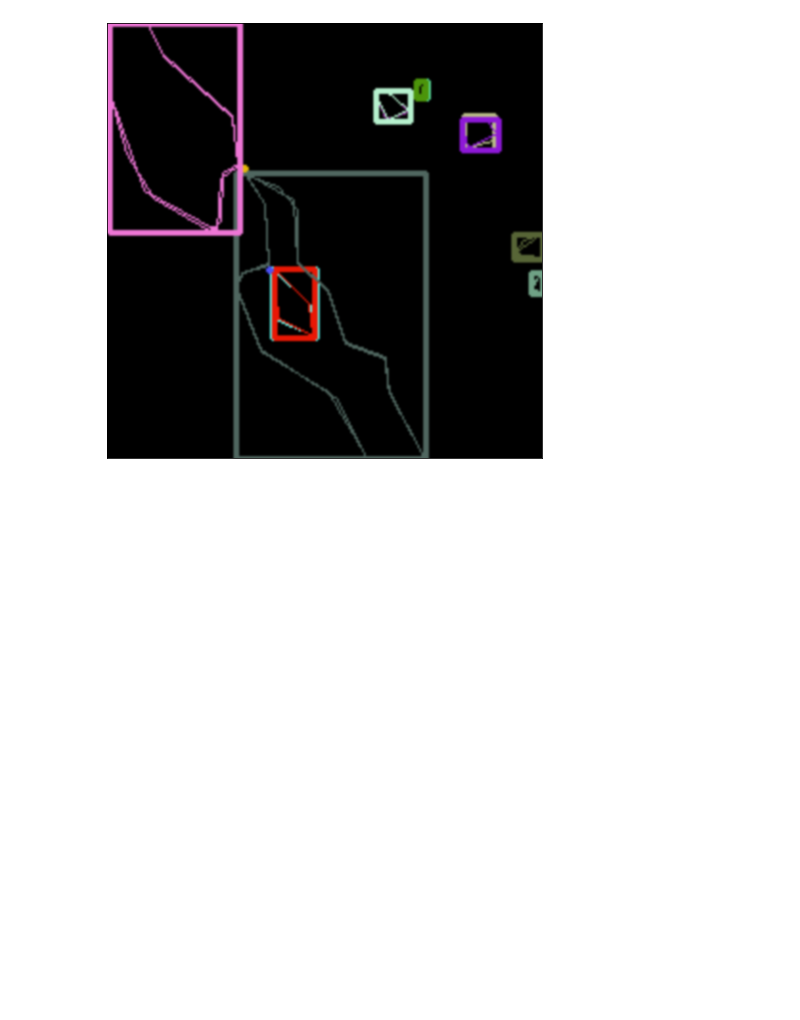
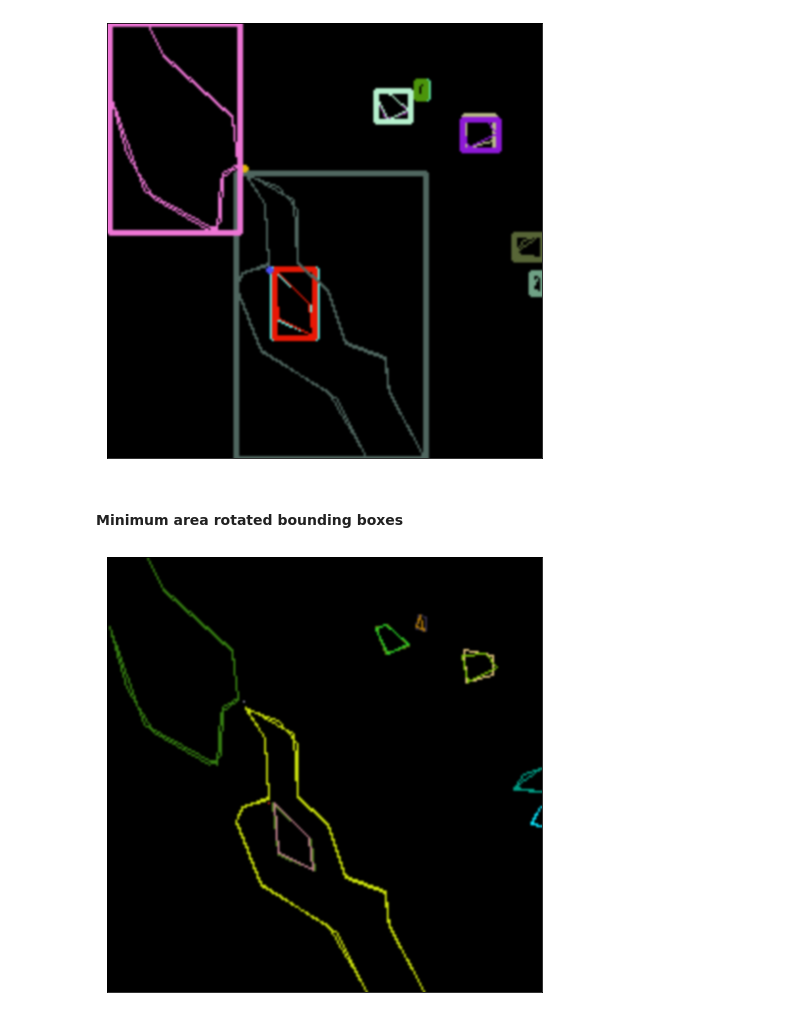
Before and after one commit to kristof-becode/Concrete-Crack-Detection, a Jupyter notebook: Preprocess1.ipynb, the cells around one changed output. Cells and saved outputs as stored; diff of their text form; code cells hidden in the pictures; blank space fills up the shorter version.

Commit message:
Update Image Preprocessing

```diff
--- a/Preprocess1.ipynb
+++ b/Preprocess1.ipynb
@@ -221,3 +221,5 @@ plt.show()
 # %%
 # epsilon = 0.1*cv.arcLength(cnt,True)
 # approx = cv.approxPolyDP(cnt,epsilon,True)
+# %% [markdown]
+#### Minimum area rotated bounding boxes
@@ -223,0 +246,2 @@ plt.show()
+# %%
+drawing = np.zeros((edges.shape[0], edges.shape[1], 3), dtype=np.uint8)
@@ -223,0 +257,7 @@ plt.show()
+# %%
+plt.figure(figsize=(8,8))
+plt.imshow(drawing,cmap = 'gray', interpolation = 'bicubic')
+plt.xticks([]), plt.yticks([])  # hide tick values on X and Y axis
+plt.show()
+# %% [output]
+[figure, added]
```
Also changed, not shown: parts of 3 cells of this notebook.
